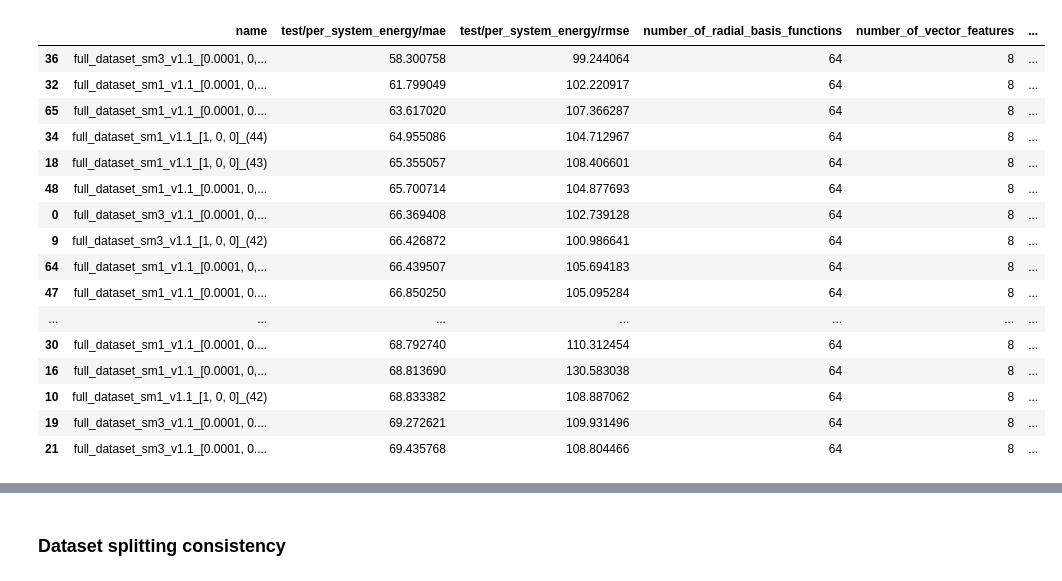
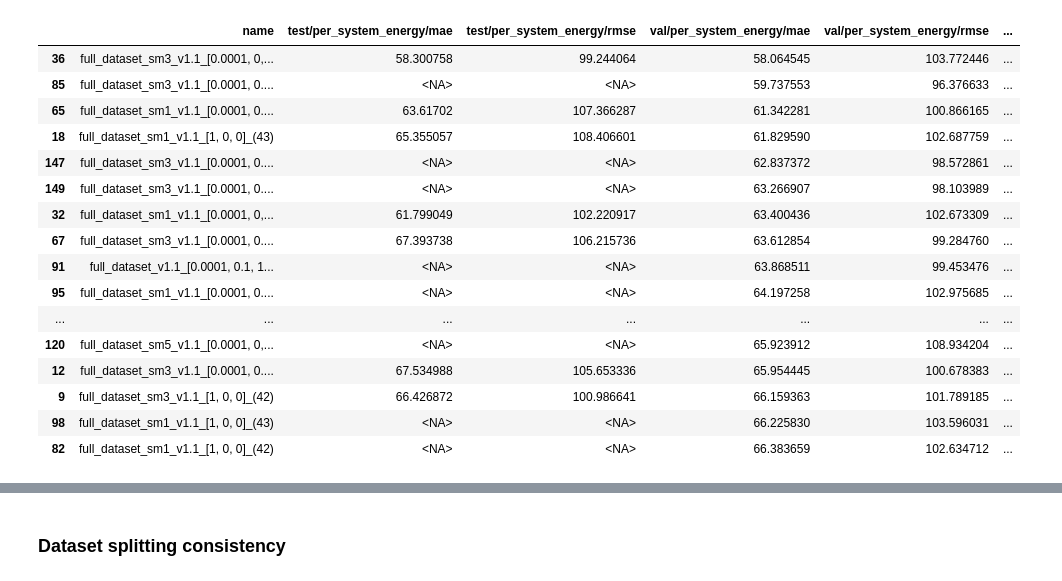
Before and after one commit to MarshallYan/modelforge-experiments, a Jupyter notebook: analysis/aimnet2_tmqm_openff.ipynb, the cells around one changed output, grey strips where cells are left out. Saved outputs shown, nothing was run; the diff lists cells and outputs as text; code cells hidden in the pictures.

```diff
--- a/analysis/aimnet2_tmqm_openff.ipynb
+++ b/analysis/aimnet2_tmqm_openff.ipynb
@@ -51,10 +61,21 @@ for run in runs:
         training_parameter = run.config["training_parameter"]
         potential_parameter = run.config['potential_parameter']
         tags = extract_config(training_parameter, "tags")["tags"]
+
+        try:
+            record.update({
+                "test/per_system_energy/mae": run.summary["test/per_system_energy/mae"],
+                "test/per_system_energy/rmse": run.summary["test/per_system_energy/rmse"],
+            })
+        except KeyError:
+            record.update({
+                "test/per_system_energy/mae": pd.NA,
+                "test/per_system_energy/rmse": pd.NA,
+            })
         record.update({
-            "test/per_system_energy/mae": run.summary["test/per_system_energy/mae"],
-            "test/per_system_energy/rmse": run.summary["test/per_system_energy/rmse"],
-        })
+                "val/per_system_energy/mae": run.summary["val/per_system_energy/mae"],
+                "val/per_system_energy/rmse": run.summary["val/per_system_energy/rmse"],
+            })
 
         record.update(extract_config(potential_parameter, "number_of_radial_basis_functions"))
         record.update(extract_config(potential_parameter, "number_of_vector_features"))
@@ -64,6 +85,10 @@ for run in runs:
         record.update(loss_weights["weight"])
 
         record["dataset_version"] = extract_config(run.config["training_parameter"], "tags")["tags"][1]
+        if "spin_multiplicity_embedding" in tags:
+            record["spin_embedding"] = True
+        else:
+            record["spin_embedding"] = False
 
         record.update(
             extract_config(training_parameter, "seed")
@@ -92,21 +99,21 @@ test_results_df = pd.DataFrame(test_results)
 # %%
-test_results_df.sort_values(by="test/per_system_energy/mae").head(20)
+test_results_df.sort_values(by="val/per_system_energy/mae").head(20)
 # %% [output]
-|  | name | test/per_system_energy/mae | test/per_system_energy/rmse | number_of_radial_basis_functions | number_of_vector_features | ... |
-| 36 | full_dataset_sm3_v1.1_[0.0001, 0,... | 58.300758 | 99.244064 | 64 | 8 | ... |
-| 32 | full_dataset_sm1_v1.1_[0.0001, 0,... | 61.799049 | 102.220917 | 64 | 8 | ... |
-| 65 | full_dataset_sm1_v1.1_[0.0001, 0.... | 63.617020 | 107.366287 | 64 | 8 | ... |
-| 34 | full_dataset_sm1_v1.1_[1, 0, 0]_(44) | 64.955086 | 104.712967 | 64 | 8 | ... |
-| 18 | full_dataset_sm1_v1.1_[1, 0, 0]_(43) | 65.355057 | 108.406601 | 64 | 8 | ... |
-| 48 | full_dataset_sm1_v1.1_[0.0001, 0,... | 65.700714 | 104.877693 | 64 | 8 | ... |
-| 0 | full_dataset_sm3_v1.1_[0.0001, 0,... | 66.369408 | 102.739128 | 64 | 8 | ... |
-| 9 | full_dataset_sm3_v1.1_[1, 0, 0]_(42) | 66.426872 | 100.986641 | 64 | 8 | ... |
-| 64 | full_dataset_sm1_v1.1_[0.0001, 0,... | 66.439507 | 105.694183 | 64 | 8 | ... |
-| 47 | full_dataset_sm1_v1.1_[0.0001, 0.... | 66.850250 | 105.095284 | 64 | 8 | ... |
+|  | name | test/per_system_energy/mae | test/per_system_energy/rmse | val/per_system_energy/mae | val/per_system_energy/rmse | ... |
+| 36 | full_dataset_sm3_v1.1_[0.0001, 0,... | 58.300758 | 99.244064 | 58.064545 | 103.772446 | ... |
+| 85 | full_dataset_sm3_v1.1_[0.0001, 0.... | <NA> | <NA> | 59.737553 | 96.376633 | ... |
+| 65 | full_dataset_sm1_v1.1_[0.0001, 0.... | 63.61702 | 107.366287 | 61.342281 | 100.866165 | ... |
+| 18 | full_dataset_sm1_v1.1_[1, 0, 0]_(43) | 65.355057 | 108.406601 | 61.829590 | 102.687759 | ... |
+| 147 | full_dataset_sm3_v1.1_[0.0001, 0.... | <NA> | <NA> | 62.837372 | 98.572861 | ... |
+| 149 | full_dataset_sm3_v1.1_[0.0001, 0.... | <NA> | <NA> | 63.266907 | 98.103989 | ... |
+| 32 | full_dataset_sm1_v1.1_[0.0001, 0,... | 61.799049 | 102.220917 | 63.400436 | 102.673309 | ... |
+| 67 | full_dataset_sm3_v1.1_[0.0001, 0.... | 67.393738 | 106.215736 | 63.612854 | 99.284760 | ... |
+| 91 | full_dataset_v1.1_[0.0001, 0.1, 1... | <NA> | <NA> | 63.868511 | 99.453476 | ... |
+| 95 | full_dataset_sm1_v1.1_[0.0001, 0.... | <NA> | <NA> | 64.197258 | 102.975685 | ... |
 | ... | ... | ... | ... | ... | ... | ... |
-| 30 | full_dataset_sm1_v1.1_[0.0001, 0.... | 68.792740 | 110.312454 | 64 | 8 | ... |
-| 16 | full_dataset_sm1_v1.1_[0.0001, 0,... | 68.813690 | 130.583038 | 64 | 8 | ... |
-| 10 | full_dataset_sm1_v1.1_[1, 0, 0]_(42) | 68.833382 | 108.887062 | 64 | 8 | ... |
-| 19 | full_dataset_sm3_v1.1_[0.0001, 0.... | 69.272621 | 109.931496 | 64 | 8 | ... |
-| 21 | full_dataset_sm3_v1.1_[0.0001, 0.... | 69.435768 | 108.804466 | 64 | 8 | ... |
+| 120 | full_dataset_sm5_v1.1_[0.0001, 0,... | <NA> | <NA> | 65.923912 | 108.934204 | ... |
+| 12 | full_dataset_sm3_v1.1_[0.0001, 0.... | 67.534988 | 105.653336 | 65.954445 | 100.678383 | ... |
+| 9 | full_dataset_sm3_v1.1_[1, 0, 0]_(42) | 66.426872 | 100.986641 | 66.159363 | 101.789185 | ... |
+| 98 | full_dataset_sm1_v1.1_[1, 0, 0]_(43) | <NA> | <NA> | 66.225830 | 103.596031 | ... |
+| 82 | full_dataset_sm1_v1.1_[1, 0, 0]_(42) | <NA> | <NA> | 66.383659 | 102.634712 | ... |
 # %%
```
Also changed, not shown: parts of 36 cells of this notebook, 9 other files.
